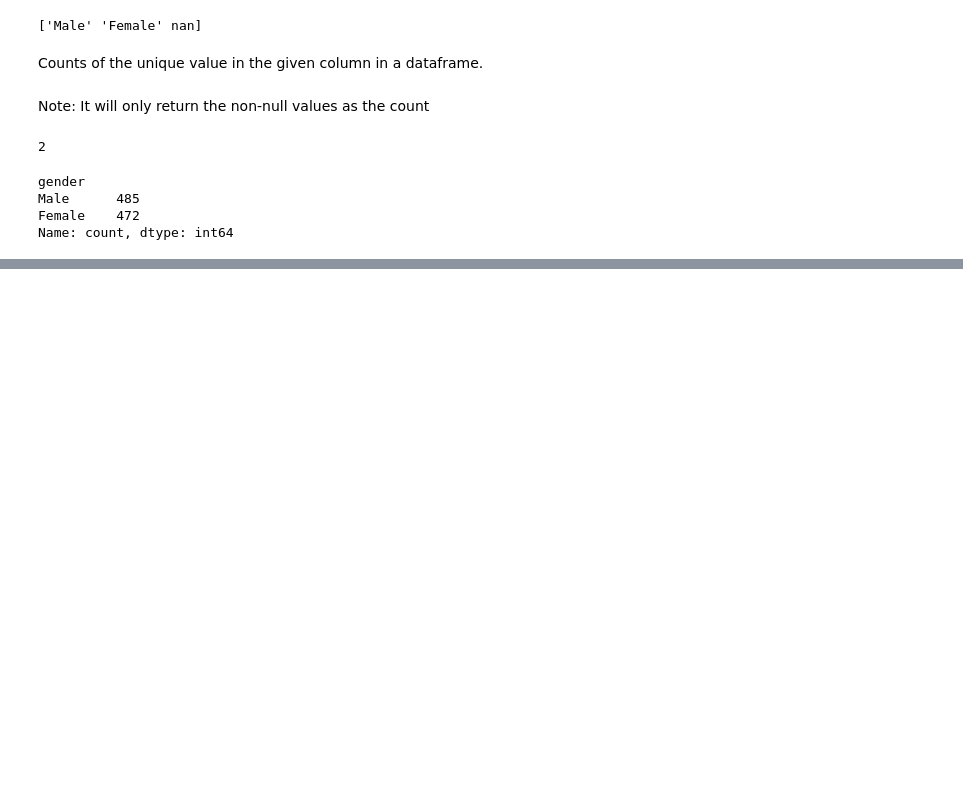
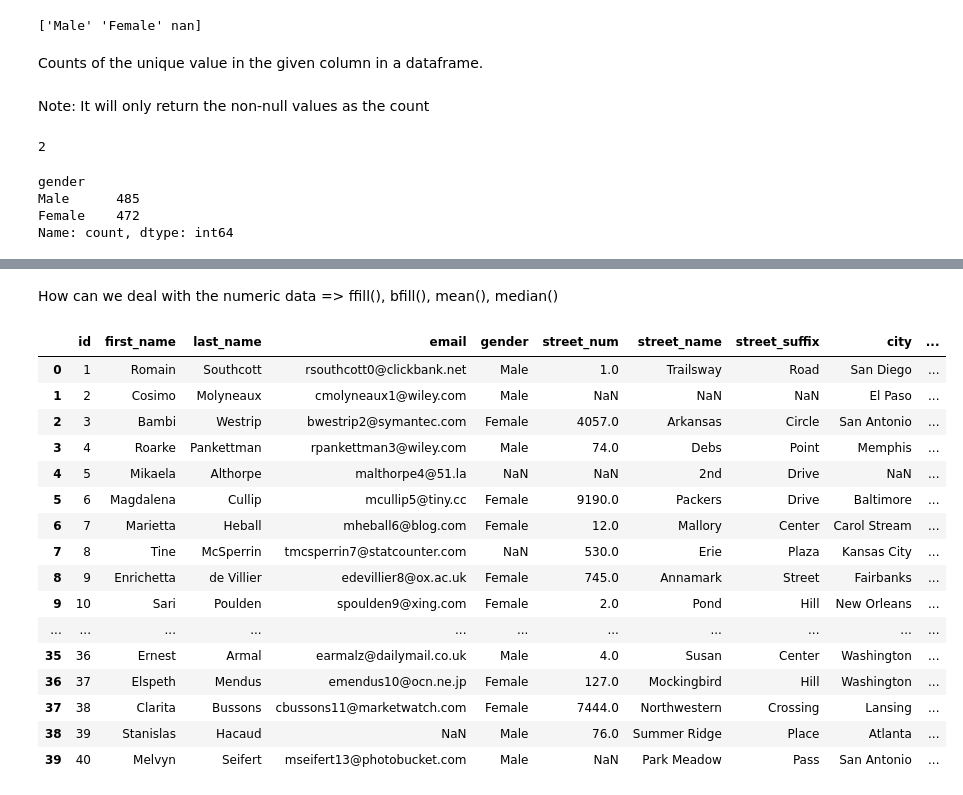
Before and after one commit to Priyavaratsaini3/Data-Science-Cohort, a Jupyter notebook: Phase-0/Pandas/pandas_in_depth.ipynb, the cells around one changed output, grey strips where cells are left out. Saved outputs shown, nothing was run; the diff lists cells and outputs as text; code cells hidden in the pictures; blank space fills up the shorter version.

Commit message:
fill the missing value in the dataframe

```diff
--- a/Phase-0/Pandas/pandas_in_depth.ipynb
+++ b/Phase-0/Pandas/pandas_in_depth.ipynb
@@ -744,0 +1071,3 @@ Name: count, dtype: int64
+# %%
+mode_gender = data['gender'].mode()[0]
+print(mode_gender)
@@ -744,0 +1076,3 @@ Name: count, dtype: int64
+# %%
+data['gender'].fillna(mode_gender, inplace=True)
+data.isnull().sum()
@@ -744,0 +1112,22 @@ Name: count, dtype: int64
+# %% [markdown]
+How can we deal with the numeric data => ffill(), bfill(), mean(), median()
+# %%
+data.head(40)
+# %% [output]
+|  | id | first_name | last_name | email | gender | street_num | street_name | street_suffix | city | ... |
+| 0 | 1 | Romain | Southcott | rsouthcott0@clickbank.net | Male | 1.0 | Trailsway | Road | San Diego | ... |
+| 1 | 2 | Cosimo | Molyneaux | cmolyneaux1@wiley.com | Male | NaN | NaN | NaN | El Paso | ... |
+| 2 | 3 | Bambi | Westrip | bwestrip2@symantec.com | Female | 4057.0 | Arkansas | Circle | San Antonio | ... |
+| 3 | 4 | Roarke | Pankettman | rpankettman3@wiley.com | Male | 74.0 | Debs | Point | Memphis | ... |
+| 4 | 5 | Mikaela | Althorpe | malthorpe4@51.la | NaN | NaN | 2nd | Drive | NaN | ... |
+| 5 | 6 | Magdalena | Cullip | mcullip5@tiny.cc | Female | 9190.0 | Packers | Drive | Baltimore | ... |
+| 6 | 7 | Marietta | Heball | mheball6@blog.com | Female | 12.0 | Mallory | Center | Carol Stream | ... |
+| 7 | 8 | Tine | McSperrin | tmcsperrin7@statcounter.com | NaN | 530.0 | Erie | Plaza | Kansas City | ... |
+| 8 | 9 | Enrichetta | de Villier | edevillier8@ox.ac.uk | Female | 745.0 | Annamark | Street | Fairbanks | ... |
+| 9 | 10 | Sari | Poulden | spoulden9@xing.com | Female | 2.0 | Pond | Hill | New Orleans | ... |
+| ... | ... | ... | ... | ... | ... | ... | ... | ... | ... | ... |
+| 35 | 36 | Ernest | Armal | earmalz@dailymail.co.uk | Male | 4.0 | Susan | Center | Washington | ... |
+| 36 | 37 | Elspeth | Mendus | emendus10@ocn.ne.jp | Female | 127.0 | Mockingbird | Hill | Washington | ... |
+| 37 | 38 | Clarita | Bussons | cbussons11@marketwatch.com | Female | 7444.0 | Northwestern | Crossing | Lansing | ... |
+| 38 | 39 | Stanislas | Hacaud | NaN | Male | 76.0 | Summer Ridge | Place | Atlanta | ... |
+| 39 | 40 | Melvyn | Seifert | mseifert13@photobucket.com | Male | NaN | Park Meadow | Pass | San Antonio | ... |
```
Also changed, not shown: parts of 67 cells of this notebook.
